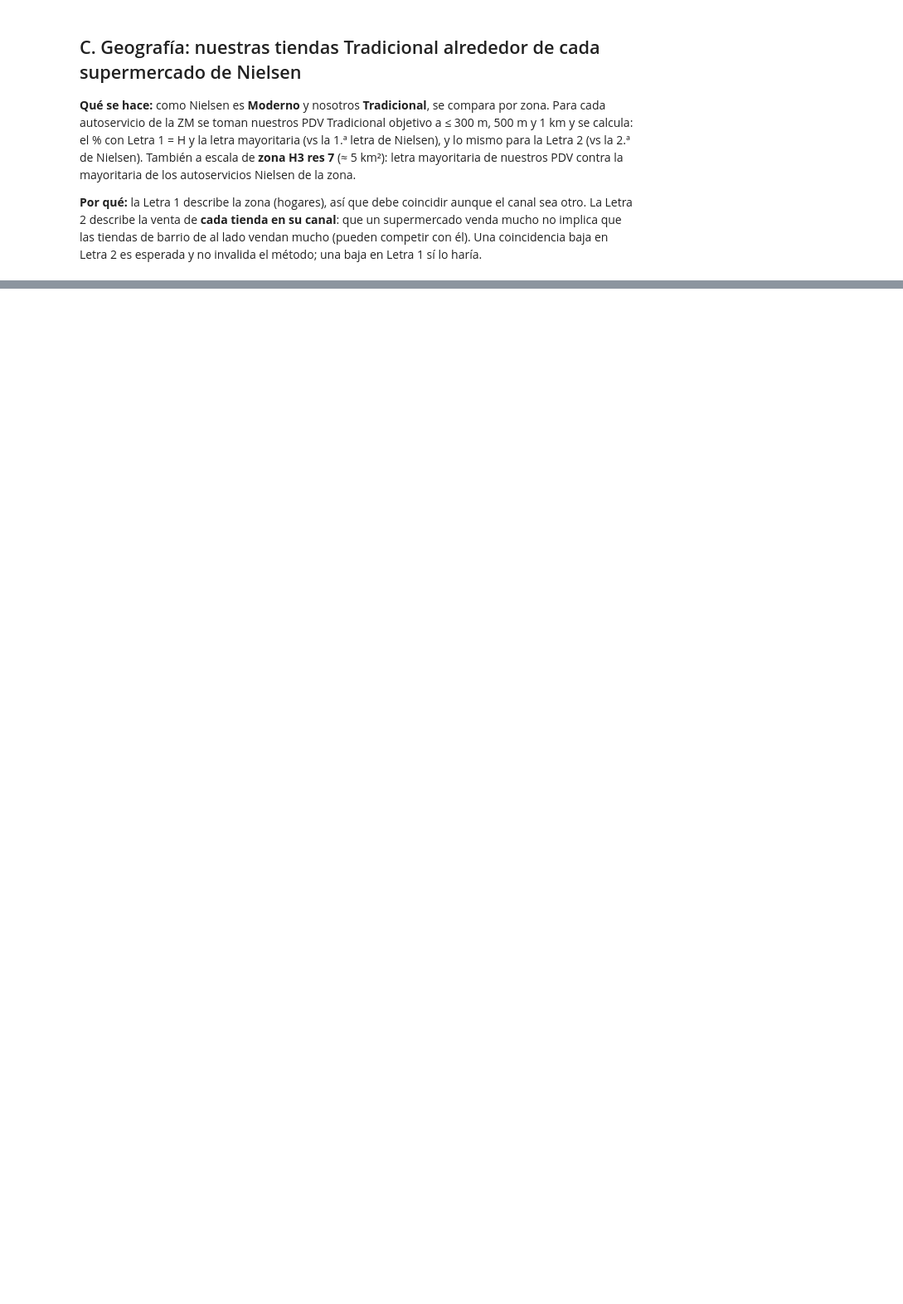
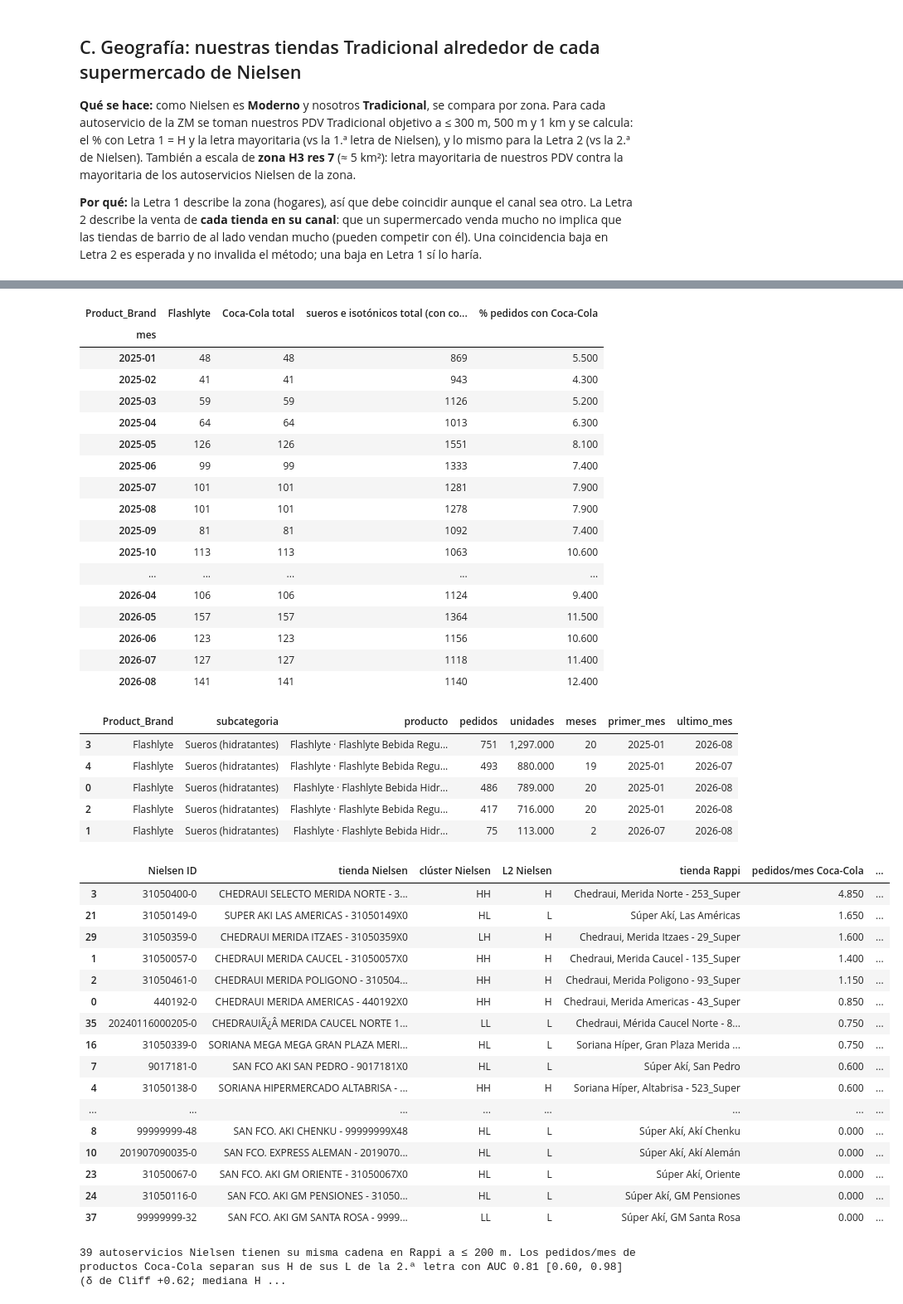
Before and after one commit to asuskf-kin/mx-retail-geodemographics, a Jupyter notebook: qa/qa_linea_base_nielsen.ipynb, the cells around one changed output, grey strips where cells are left out. Shown at 83% size. Saved outputs shown, nothing was run; the diff lists cells and outputs as text; code cells hidden in the pictures; blank space fills up the shorter version.

Commit message:
feat(chore): finalize QA and update skills for PowerPoint presentations

```diff
--- a/qa/qa_linea_base_nielsen.ipynb
+++ b/qa/qa_linea_base_nielsen.ipynb
@@ -454,8 +578,8 @@ def patron(cadena):
 
 
 lin = pd.read_parquet(C.PROC / f"rappi_hidratacion_lineas_{C.SLUG}.parquet")
-lin_cc = lin[lin.Product_Maker_Standard.eq("COCA-COLA")].copy()
-assert lin_cc.Product_Brand.isin(["Powerade", "Flashlyte"]).all(), "aparece otra marca Coca-Cola: revisar"
+lin_cc = lin[lin.Product_Maker_Standard.eq(C.RAPPI_FABRICANTE) & lin.subcategoria.isin(C.RAPPI_SUBCATEGORIAS_L2)].copy()   # sueros Coca-Cola (Flashlyte), como la Letra 2
+assert lin_cc.Product_Brand.isin(["Flashlyte"]).all(), "aparece otra marca de sueros Coca-Cola: revisar"
 lin_cc["producto"] = lin_cc.Product_Brand + " · " + lin_cc.Product_name.fillna("(sin nombre)")
 temporal = (lin_cc.groupby(["mes", "Product_Brand", "subcategoria", "producto"])
             .agg(pedidos=("order_code", "nunique"), unidades=("beverage_units", "sum"), tiendas=("tienda_fisica", "nunique"))
@@ -500,3 +624,4 @@ else:
     AUC_R = lo_r = hi_r = np.nan
     RAPPI = "No hay suficientes empates de cadena entre Nielsen y Rappi para medirlo."
 print(RAPPI)
+# %% [output]
@@ -503,3 +629,45 @@ print(RAPPI)
+| Product_Brand | Flashlyte | Coca-Cola total | sueros e isotónicos total (con co... | % pedidos con Coca-Cola |
+| mes |  |  |  |  |
+| 2025-01 | 48 | 48 | 869 | 5.500 |
+| 2025-02 | 41 | 41 | 943 | 4.300 |
+| 2025-03 | 59 | 59 | 1126 | 5.200 |
+| 2025-04 | 64 | 64 | 1013 | 6.300 |
+| 2025-05 | 126 | 126 | 1551 | 8.100 |
+| 2025-06 | 99 | 99 | 1333 | 7.400 |
+| 2025-07 | 101 | 101 | 1281 | 7.900 |
+| 2025-08 | 101 | 101 | 1278 | 7.900 |
+| 2025-09 | 81 | 81 | 1092 | 7.400 |
+| 2025-10 | 113 | 113 | 1063 | 10.600 |
+| ... | ... | ... | ... | ... |
+| 2026-04 | 106 | 106 | 1124 | 9.400 |
+| 2026-05 | 157 | 157 | 1364 | 11.500 |
+| 2026-06 | 123 | 123 | 1156 | 10.600 |
+| 2026-07 | 127 | 127 | 1118 | 11.400 |
+| 2026-08 | 141 | 141 | 1140 | 12.400 |
+|  | Product_Brand | subcategoria | producto | pedidos | unidades | meses | primer_mes | ultimo_mes |
+| 3 | Flashlyte | Sueros (hidratantes) | Flashlyte · Flashlyte Bebida Regu... | 751 | 1,297.000 | 20 | 2025-01 | 2026-08 |
+| 4 | Flashlyte | Sueros (hidratantes) | Flashlyte · Flashlyte Bebida Regu... | 493 | 880.000 | 19 | 2025-01 | 2026-07 |
+| 0 | Flashlyte | Sueros (hidratantes) | Flashlyte · Flashlyte Bebida Hidr... | 486 | 789.000 | 20 | 2025-01 | 2026-08 |
+| 2 | Flashlyte | Sueros (hidratantes) | Flashlyte · Flashlyte Bebida Regu... | 417 | 716.000 | 20 | 2025-01 | 2026-08 |
+| 1 | Flashlyte | Sueros (hidratantes) | Flashlyte · Flashlyte Bebida Hidr... | 75 | 113.000 | 2 | 2026-07 | 2026-08 |
+|  | Nielsen ID | tienda Nielsen | clúster Nielsen | L2 Nielsen | tienda Rappi | pedidos/mes Coca-Cola | ... |
+| 3 | 31050400-0 | CHEDRAUI SELECTO MERIDA NORTE - 3... | HH | H | Chedraui, Merida Norte - 253_Super | 4.850 | ... |
+| 21 | 31050149-0 | SUPER AKI LAS AMERICAS - 31050149X0 | HL | L | Súper Akí, Las Américas | 1.650 | ... |
+| 29 | 31050359-0 | CHEDRAUI MERIDA ITZAES - 31050359X0 | LH | H | Chedraui, Merida Itzaes - 29_Super | 1.600 | ... |
+| 1 | 31050057-0 | CHEDRAUI MERIDA CAUCEL - 31050057X0 | HH | H | Chedraui, Merida Caucel - 135_Super | 1.400 | ... |
+| 2 | 31050461-0 | CHEDRAUI MERIDA POLIGONO - 310504... | HH | H | Chedraui, Merida Poligono - 93_Super | 1.150 | ... |
+| 0 | 440192-0 | CHEDRAUI MERIDA AMERICAS - 440192X0 | HH | H | Chedraui, Merida Americas - 43_Super | 0.850 | ... |
+| 35 | 20240116000205-0 | CHEDRAUIÃ¿Â MERIDA CAUCEL NORTE 1... | LL | L | Chedraui, Mérida Caucel Norte - 8... | 0.750 | ... |
+| 16 | 31050339-0 | SORIANA MEGA MEGA GRAN PLAZA MERI... | HL | L | Soriana Híper, Gran Plaza Merida ... | 0.750 | ... |
+| 7 | 9017181-0 | SAN FCO AKI SAN PEDRO - 9017181X0 | HL | L | Súper Akí, San Pedro | 0.600 | ... |
+| 4 | 31050138-0 | SORIANA HIPERMERCADO ALTABRISA - ... | HH | H | Soriana Híper, Altabrisa - 523_Super | 0.600 | ... |
+| ... | ... | ... | ... | ... | ... | ... | ... |
+| 8 | 99999999-48 | SAN FCO. AKI CHENKU - 99999999X48 | HL | L | Súper Akí, Akí Chenku | 0.000 | ... |
+| 10 | 201907090035-0 | SAN FCO. EXPRESS ALEMAN - 2019070... | HL | L | Súper Akí, Akí Alemán | 0.000 | ... |
+| 23 | 31050067-0 | SAN FCO. AKI GM ORIENTE - 31050067X0 | HL | L | Súper Akí, Oriente | 0.000 | ... |
+| 24 | 31050116-0 | SAN FCO. AKI GM PENSIONES - 31050... | HL | L | Súper Akí, GM Pensiones | 0.000 | ... |
+| 37 | 99999999-32 | SAN FCO. AKI GM SANTA ROSA - 9999... | LL | L | Súper Akí, GM Santa Rosa | 0.000 | ... |
+39 autoservicios Nielsen tienen su misma cadena en Rappi a ≤ 200 m. Los pedidos/mes de productos Coca-Cola separan sus H de sus L de la 2.ª letra con AUC 0.81 [0.60, 0.98] (δ de Cliff +0.62; mediana H ...
 # %% [markdown]
 ## F. Exactitud final (clúster de 4) y por partes
 
```
Also changed, not shown: parts of 13 cells of this notebook, 14 other files.
